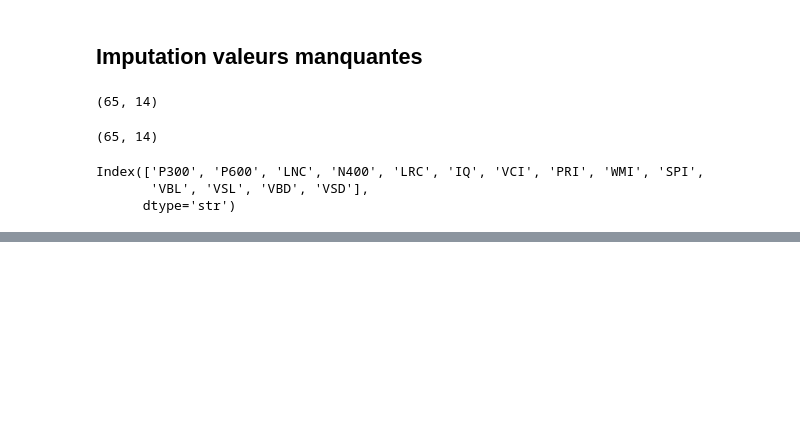
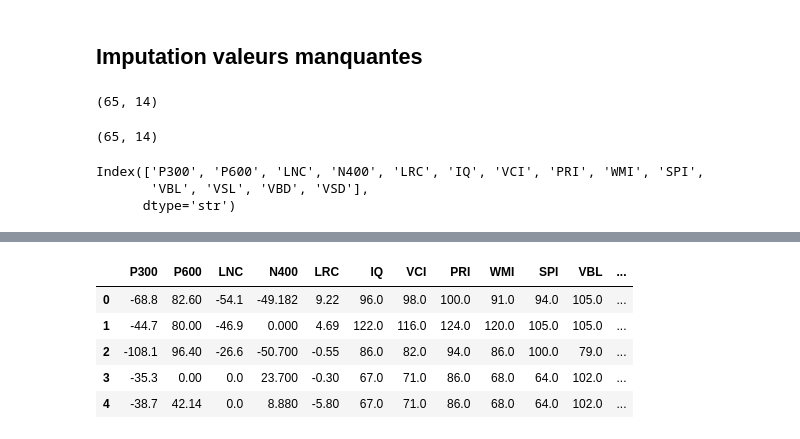
Before and after one commit to Melanie-BarbosaGrange/ProjetNR, a Jupyter notebook: test.ipynb, the cells around one changed output, grey strips where cells are left out. Drawn from its saved outputs; the diff is of its cells as text; code cells hidden in the pictures; blank space fills up the shorter version.

```diff
--- a/test.ipynb
+++ b/test.ipynb
@@ -108,0 +120,9 @@ Available numeric columns: ['P300', 'P600', 'LNC', 'N400', 'LRC', 'IQ', 'VCI', '
+# %%
+imputed.head(5)
+# %% [output]
+|  | P300 | P600 | LNC | N400 | LRC | IQ | VCI | PRI | WMI | SPI | VBL | ... |
+| 0 | -68.8 | 82.60 | -54.1 | -49.182 | 9.22 | 96.0 | 98.0 | 100.0 | 91.0 | 94.0 | 105.0 | ... |
+| 1 | -44.7 | 80.00 | -46.9 | 0.000 | 4.69 | 122.0 | 116.0 | 124.0 | 120.0 | 105.0 | 105.0 | ... |
+| 2 | -108.1 | 96.40 | -26.6 | -50.700 | -0.55 | 86.0 | 82.0 | 94.0 | 86.0 | 100.0 | 79.0 | ... |
+| 3 | -35.3 | 0.00 | 0.0 | 23.700 | -0.30 | 67.0 | 71.0 | 86.0 | 68.0 | 64.0 | 102.0 | ... |
+| 4 | -38.7 | 42.14 | 0.0 | 8.880 | -5.80 | 67.0 | 71.0 | 86.0 | 68.0 | 64.0 | 102.0 | ... |
```
Also changed, not shown: parts of 8 cells of this notebook.
